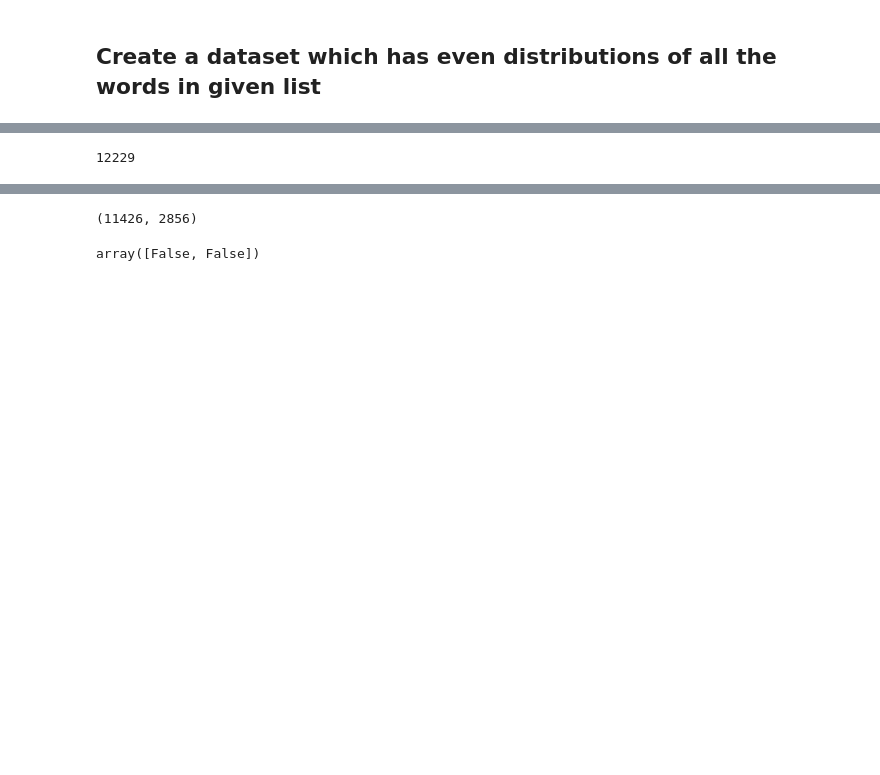
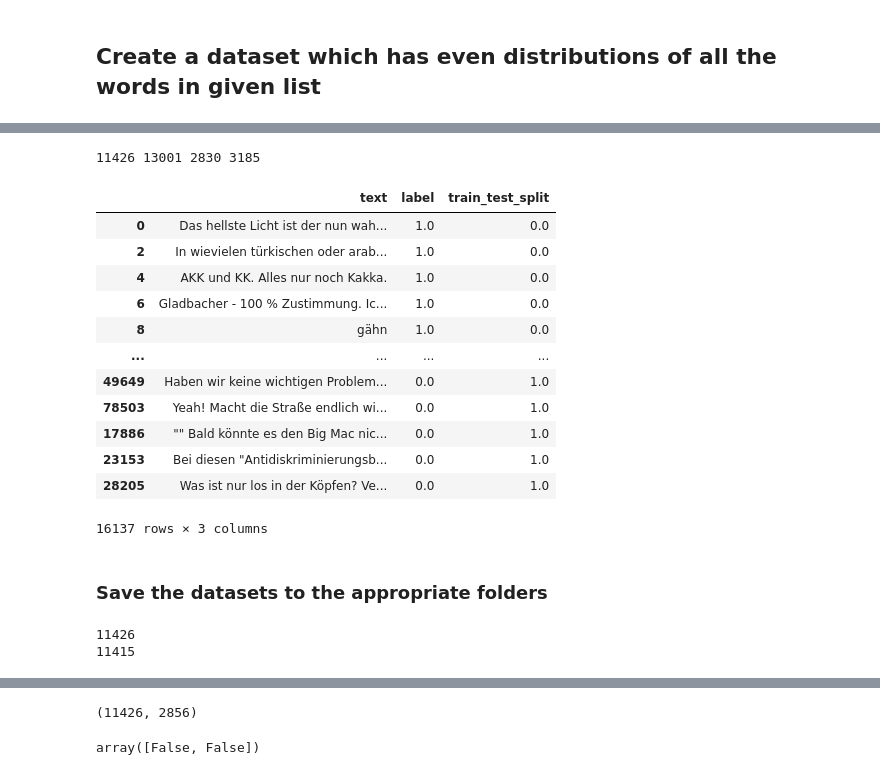
Before and after one commit to icwhite/moderat_transformers_rise, a Jupyter notebook: analysis/data_analysis.ipynb, the cells around one changed output, grey strips where cells are left out. Saved outputs shown, nothing was run; the diff lists cells and outputs as text; code cells hidden in the pictures; blank space fills up the shorter version.

```diff
--- a/analysis/data_analysis.ipynb
+++ b/analysis/data_analysis.ipynb
@@ -201,18 +322,9 @@ def undersample_evenly(pos_df, neg_df, word_list):
 # %%
-train_folds_df = mod_folds_df.loc[mod_folds_df["ten_folds"] < 8]
-valid_folds_df = mod_folds_df.loc[mod_folds_df["ten_folds"] >= 8]
-
-small_word_list = ["Muslim", "Juden", "Frau", "Psychiater", "Flüchtling"]
-
-#TODO: eliminate possibility for data leak :)
+#TODO: make columns line up better :)
 neg_total_df = mod_crowd_df.loc[mod_crowd_df["label"] == 0]
-pos_valid_df = valid_folds_df.loc[valid_folds_df["label"] == 1]
+pos_valid_df = leaks_removed_df.loc[leaks_removed_df["label"] == 1]
 pos_train_df = train_folds_df.loc[train_folds_df["label"] == 1]
-
-len(undersample_evenly(pos_train_df, neg_total_df, shap_underrepresented))
 # undersample_evenly(train_folds_df, small_word_list)
-# %% [output]
-12229
 # %%
 #TODO: create three datasets:
 # 1. a small dataset with just the false positive words in the validation dataset
@@ -233,0 +346,31 @@ new_train_df = undersample_evenly(pos_train_df, neg_not_in_valid_df, shap_underr
+# %%
+print(len(train_folds_df), len(new_train_df), len(leaks_removed_df), len(new_valid_df))
+# %% [output]
+11426 13001 2830 3185
+# %%
+combined_df = pd.concat([new_train_df, new_valid_df])
+combined_df = combined_df[["text", "label", "train_test_split"]]
+combined_df
+# %% [output]
+|  | text | label | train_test_split |
+| 0 | Das hellste Licht ist der nun wah... | 1.0 | 0.0 |
+| 2 | In wievielen türkischen oder arab... | 1.0 | 0.0 |
+| 4 | AKK und KK. Alles nur noch Kakka. | 1.0 | 0.0 |
+| 6 | Gladbacher - 100 % Zustimmung. Ic... | 1.0 | 0.0 |
+| 8 | gähn | 1.0 | 0.0 |
+| ... | ... | ... | ... |
+| 49649 | Haben wir keine wichtigen Problem... | 0.0 | 1.0 |
+| 78503 | Yeah! Macht die Straße endlich wi... | 0.0 | 1.0 |
+| 17886 | "" Bald könnte es den Big Mac nic... | 0.0 | 1.0 |
+| 23153 | Bei diesen "Antidiskriminierungsb... | 0.0 | 1.0 |
+| 28205 | Was ist nur los in der Köpfen? Ve... | 0.0 | 1.0 |
+16137 rows × 3 columns
+# %% [markdown]
+### Save the datasets to the appropriate folders
+# %%
+print(len(train_folds_df))
+no_duplicates = train_folds_df.drop_duplicates()
+print(len(no_duplicates))
+# %% [output]
+11426
+11415
```
Also changed, not shown: parts of 16 cells of this notebook, 1 other file.
